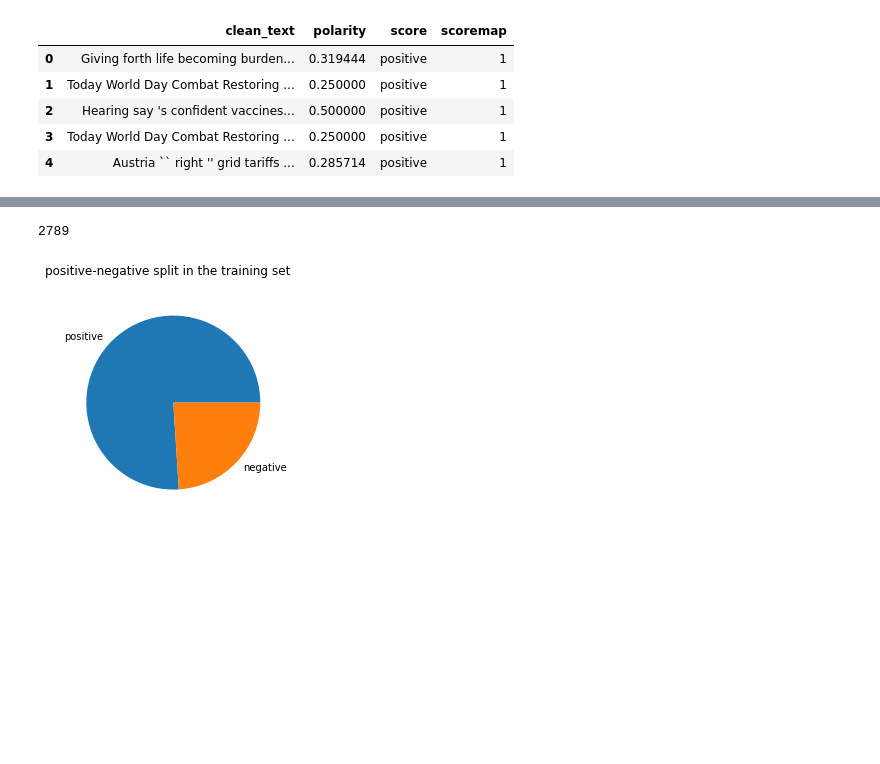
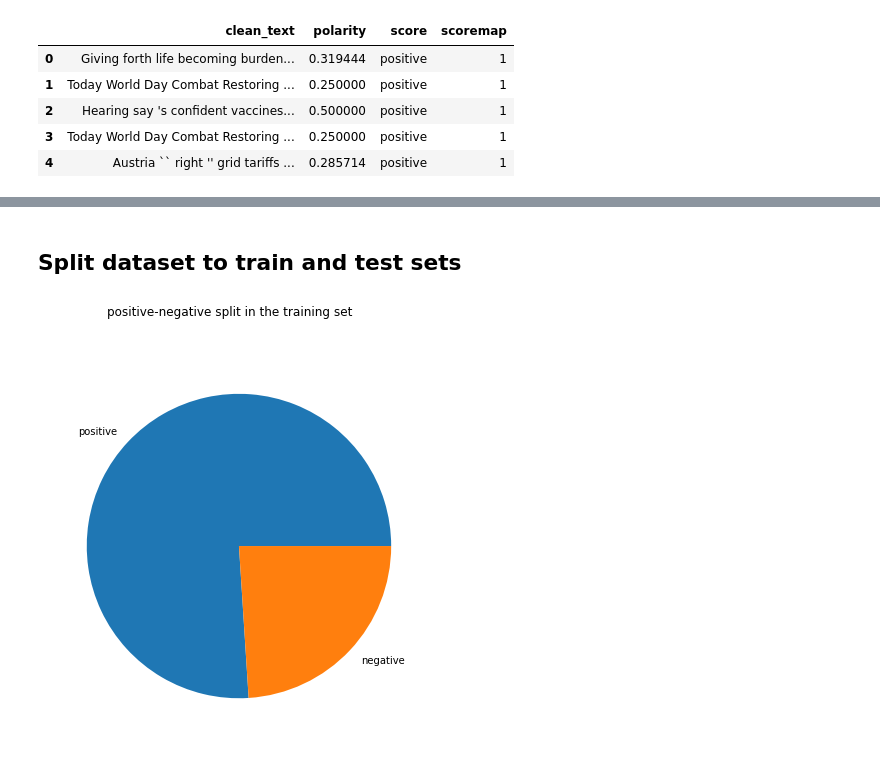
Before and after one commit to mozartofmath/week0_task2, a Jupyter notebook: Challenge_ Day2.ipynb, the cells around one changed output, grey strips where cells are left out. Saved outputs shown, nothing was run; the diff lists cells and outputs as text; code cells hidden in the pictures; blank space fills up the shorter version.

```diff
--- a/Challenge_ Day2.ipynb
+++ b/Challenge_ Day2.ipynb
@@ -282,17 +282,15 @@ Deprecated in NumPy 1.20; for more details and guidance: https://numpy.org/devdo
+# %% [markdown]
+## Split dataset to train and test sets
 # %%
 from sklearn.model_selection import train_test_split
 X_train, X_test, y_train, y_test = train_test_split(X, y, test_size=0.2, random_state=42)
-# %%
-len(X_train)
-# %% [output]
-2789
 # %%
-fig = plt.figure()
+fig = plt.figure(figsize =(10, 7))
 labels = ['positive', 'negative']
 data = [y_train.count(1), y_train.count(0)]
 plt.pie(data, labels = labels)
 plt.suptitle('positive-negative split in the training set')
 plt.show()
 # %% [output]
-[figure, old version]
+[figure, new version]
 # %%
```
Also changed, not shown: parts of 18 cells of this notebook.
